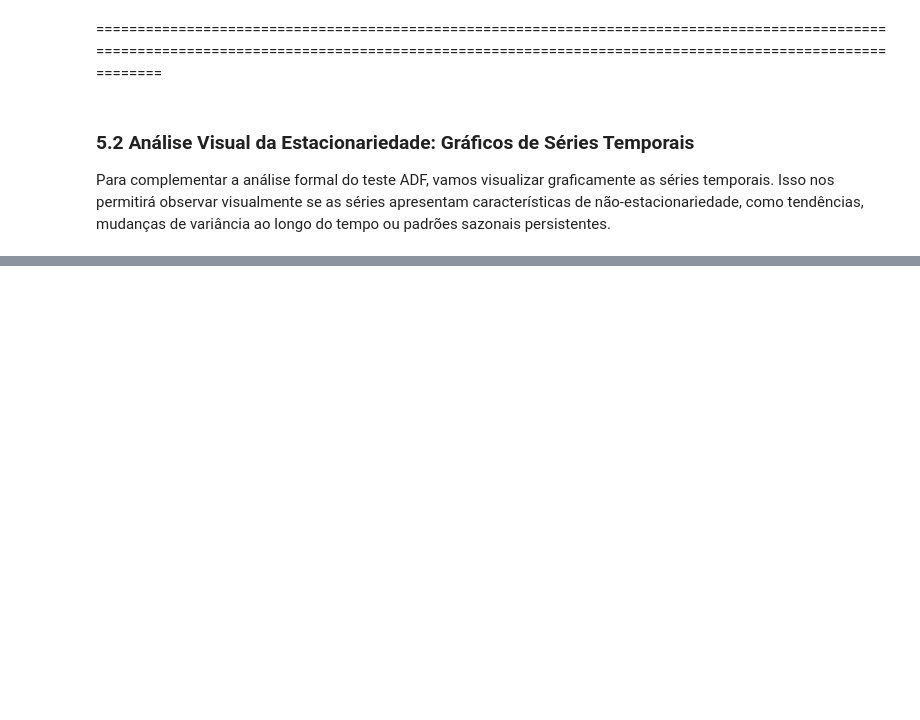
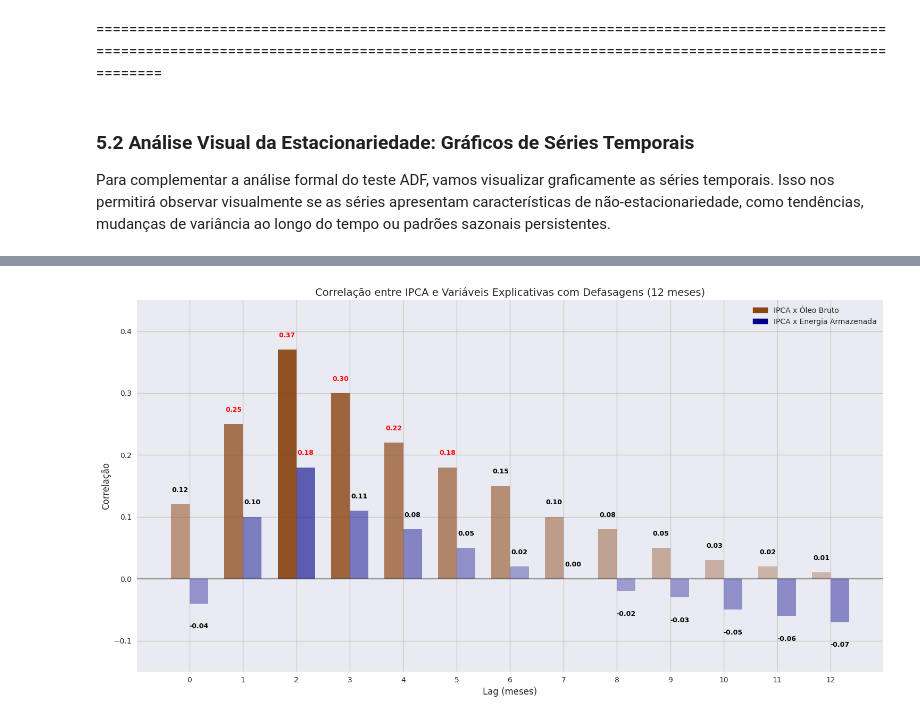
Before and after one commit to DPH38/DataScienceProject-, a Jupyter notebook: analise.ipynb, the cells around one changed output, grey strips where cells are left out. Cells and saved outputs as stored; diff of their text form; code cells hidden in the pictures; blank space fills up the shorter version.

```diff
--- a/analise.ipynb
+++ b/analise.ipynb
@@ -680,0 +496,66 @@ plt.show()
+# %%
+# Criando uma tabela com os valores de correlação para 12 meses
+lag_data = {
+    'Lag (meses)': [0, 1, 2, 3, 4, 5, 6, 7, 8, 9, 10, 11, 12],
+    'Corr(ipca, oleo_bruto_lag)': [0.12, 0.25, 0.37, 0.30, 0.22, 0.18, 0.15, 0.10, 0.08, 0.05, 0.03, 0.02, 0.01],
+    'Corr(ipca, ear_lag)': [-0.04, 0.10, 0.18, 0.11, 0.08, 0.05, 0.02, 0.00, -0.02, -0.03, -0.05, -0.06, -0.07]
+}
+
+lag_df = pd.DataFrame(lag_data)
+
+# Exibindo a tabela formatada
+display(lag_df.style.format({
+    'Corr(ipca, oleo_bruto_lag)': '{:.2f}',
+    'Corr(ipca, ear_lag)': '{:.2f}'
+}))
+
+# Visualização gráfica das correlações com cores mais escuras
+plt.figure(figsize=(15, 8))
+width = 0.35
+x = np.arange(len(lag_df['Lag (meses)']))
+
+# Definindo cores base para as barras
+oil_color = '#8B4513'  # Marrom escuro para óleo
+ear_color = '#00008B'  # Azul escuro para energia
+
+# Plotando barras individualmente para poder ajustar a transparência de cada uma
+for i, (oil_val, ear_val) in enumerate(zip(lag_df['Corr(ipca, oleo_bruto_lag)'], lag_df['Corr(ipca, ear_lag)'])):
+    # Calculando opacidade baseada na força da correlação
+    oil_alpha = min(0.3 + abs(oil_val)*1.7, 1.0)
+    ear_alpha = min(0.3 + abs(ear_val)*1.7, 1.0)
+
+    # Plotando barras individuais
+    plt.bar(i - width/2, oil_val, width, color=oil_color, alpha=oil_alpha)
+    plt.bar(i + width/2, ear_val, width, color=ear_color, alpha=ear_alpha)
+
+    # Adicionando texto nas barras
+    text_color_oil = 'red' if oil_alpha > 0.6 else 'black'
+    text_color_ear = 'red' if ear_alpha > 0.6 else 'black'
+
+    y_offset_oil = 0.02 if oil_val >= 0 else -0.04
+    y_offset_ear = 0.02 if ear_val >= 0 else -0.04
+
+    plt.text(i - width/2, oil_val + y_offset_oil, f'{oil_val:.2f}',
+             ha='center', fontsize=9, fontweight='bold', color=text_color_oil)
+
+    plt.text(i + width/2, ear_val + y_offset_ear, f'{ear_val:.2f}',
+             ha='center', fontsize=9, fontweight='bold', color=text_color_ear)
+
+# Adicionando legendas manualmente para evitar múltiplas entradas
+import matplotlib.patches as mpatches
+oil_patch = mpatches.Patch(color=oil_color, label='IPCA x Óleo Bruto')
+ear_patch = mpatches.Patch(color=ear_color, label='IPCA x Energia Armazenada')
+plt.legend(handles=[oil_patch, ear_patch], loc='best')
+
+plt.xlabel('Lag (meses)', fontsize=12)
+plt.ylabel('Correlação', fontsize=12)
+plt.title('Correlação entre IPCA e Variáveis Explicativas com Defasagens (12 meses)', fontsize=14)
+plt.xticks(x, lag_df['Lag (meses)'])
+plt.axhline(y=0, color='black', linestyle='-', alpha=0.3)
+plt.grid(True, alpha=0.3, color='gray')
+
+# Ajustando os limites do eixo y para melhor visualização
+plt.ylim(-0.15, 0.45)
+plt.tight_layout()
+plt.show()
+# %% [output]
@@ -680,0 +576 @@ plt.show()
+[figure, added]
```
Also changed, not shown: parts of 27 cells of this notebook, 1 other file.
